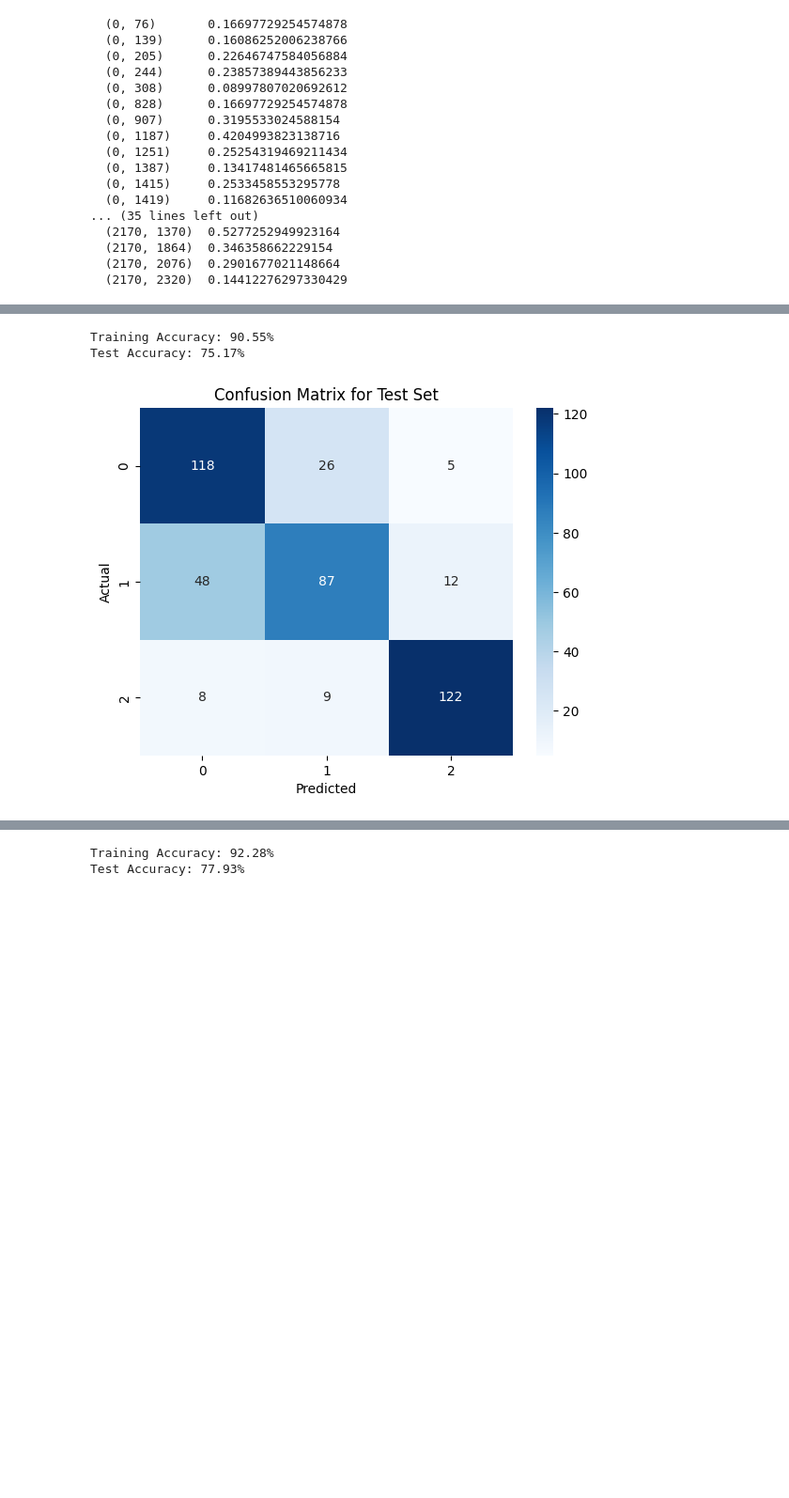
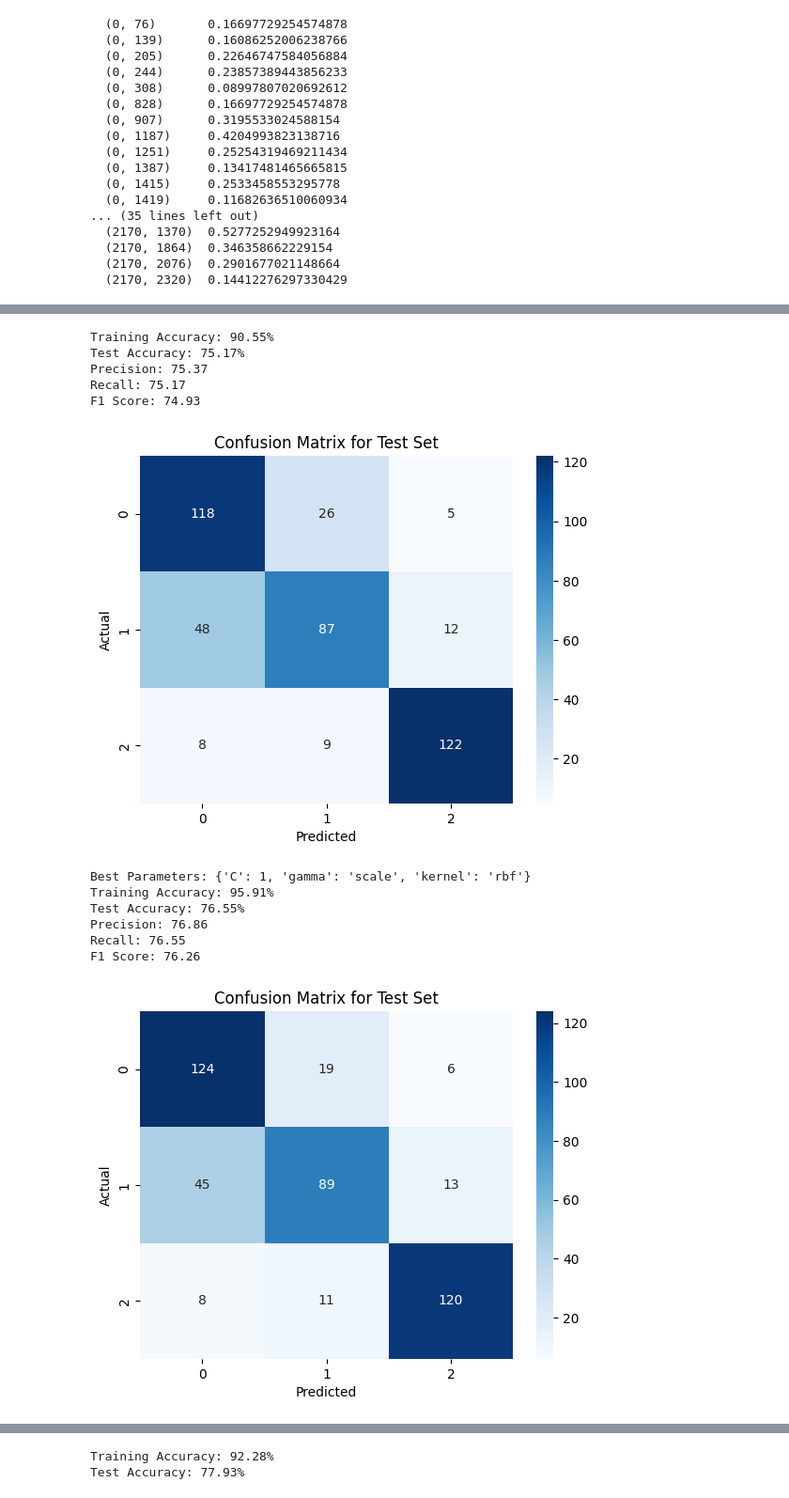
Before and after one commit to Arjun650/MachineLearning, a Jupyter notebook: Project.ipynb, the cells around one changed output, grey strips where cells are left out. Shown at 94% size. Drawn from its saved outputs; the diff is of its cells as text; code cells hidden in the pictures; blank space fills up the shorter version.

```diff
--- a/Project.ipynb
+++ b/Project.ipynb
@@ -502,6 +659,14 @@ def svm_classifier(X_train, Y_train, X_test, Y_test):
     test_accuracy = accuracy_score(Y_test, Y_test_pred)
     print(f'Test Accuracy: {test_accuracy * 100:.2f}%')
 
+    precision = precision_score(Y_test, Y_test_pred, average='weighted')
+    recall = recall_score(Y_test, Y_test_pred, average='weighted')
+    f1 = f1_score(Y_test, Y_test_pred, average='weighted')
+
+    print(f'Precision: {precision * 100:.2f}')
+    print(f'Recall: {recall * 100:.2f}')
+    print(f'F1 Score: {f1 * 100:.2f}')
+
     # Confusion matrix for the test set
     test_conf_matrix = confusion_matrix(Y_test, Y_test_pred)
     sns.heatmap(test_conf_matrix, annot=True, fmt='d', cmap='Blues')
@@ -515,6 +680,71 @@ svm_classifier(X_train, Y_train, X_test, Y_test)
 # %% [output]
 Training Accuracy: 90.55%
 Test Accuracy: 75.17%
+Precision: 75.37
+Recall: 75.17
+F1 Score: 74.93
 [figure]
+# %%
+def svm_classifier(X_train, Y_train, X_test, Y_test):
+    # Define the parameter grid for hyperparameter tuning
+    param_grid = {
+        'C': [0.1, 1, 10, 100],  # Regularization parameter
+        'gamma': ['scale', 'auto', 0.1, 1],  # Kernel coefficient
+        'kernel': ['linear', 'rbf', 'poly']  # Kernel type
+    }
+
+    # Initialize the SVM model
+    svm_model = SVC()
+
+    # Use GridSearchCV for hyperparameter tuning
+    grid_search = GridSearchCV(estimator=svm_model, param_grid=param_grid,
+                               scoring='accuracy', cv=5, n_jobs=-1)
+
+    # Train the model with the best hyperparameters
+    grid_search.fit(X_train, Y_train)
+
+    # Best parameters from the grid search
+    print(f"Best Parameters: {grid_search.best_params_}")
+
+    # Predicting on the training set with the best model
+    Y_train_pred = grid_search.predict(X_train)
+
+    # Predicting on the test set with the best model
+    Y_test_pred = grid_search.predict(X_test)
+
+    # Calculating accuracy for the training set
+    train_accuracy = accuracy_score(Y_train, Y_train_pred)
+    print(f'Training Accuracy: {train_accuracy * 100:.2f}%')
+
+    # Calculating accuracy for the test set
+    test_accuracy = accuracy_score(Y_test, Y_test_pred)
+    print(f'Test Accuracy: {test_accuracy * 100:.2f}%')
+
+    precision = precision_score(Y_test, Y_test_pred, average='weighted')
+    recall = recall_score(Y_test, Y_test_pred, average='weighted')
+    f1 = f1_score(Y_test, Y_test_pred, average='weighted')
+
+    print(f'Precision: {precision * 100:.2f}')
+    print(f'Recall: {recall * 100:.2f}')
+    print(f'F1 Score: {f1 * 100:.2f}')
+
+    # Confusion matrix for the test set
+    test_conf_matrix = confusion_matrix(Y_test, Y_test_pred)
+    sns.heatmap(test_conf_matrix, annot=True, fmt='d', cmap='Blues')
+    plt.xlabel('Predicted')
+    plt.ylabel('Actual')
+    plt.title('Confusion Matrix for Test Set')
+    plt.show()
+
+# Example usage (assuming you have X_train, Y_train, X_test, Y_test):
+svm_classifier(X_train, Y_train, X_test, Y_test)
+# %% [output]
+Best Parameters: {'C': 1, 'gamma': 'scale', 'kernel': 'rbf'}
+Training Accuracy: 95.91%
+Test Accuracy: 76.55%
+Precision: 76.86
+Recall: 76.55
+F1 Score: 76.26
+[figure, added]
 # %%
 def decision_tree_classifier(X_train, Y_train, X_test, Y_test):
```
Also changed, not shown: parts of 19 cells of this notebook.
